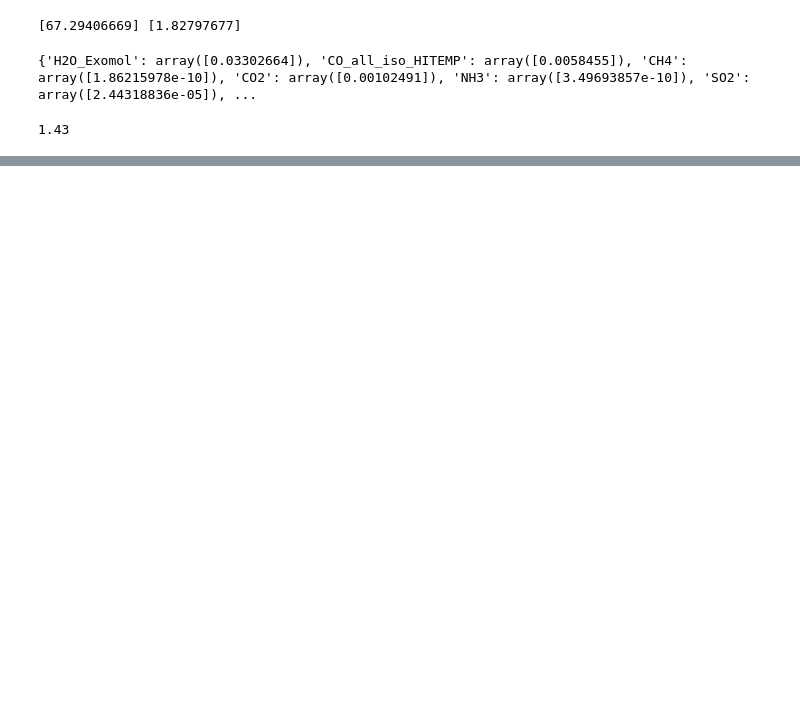
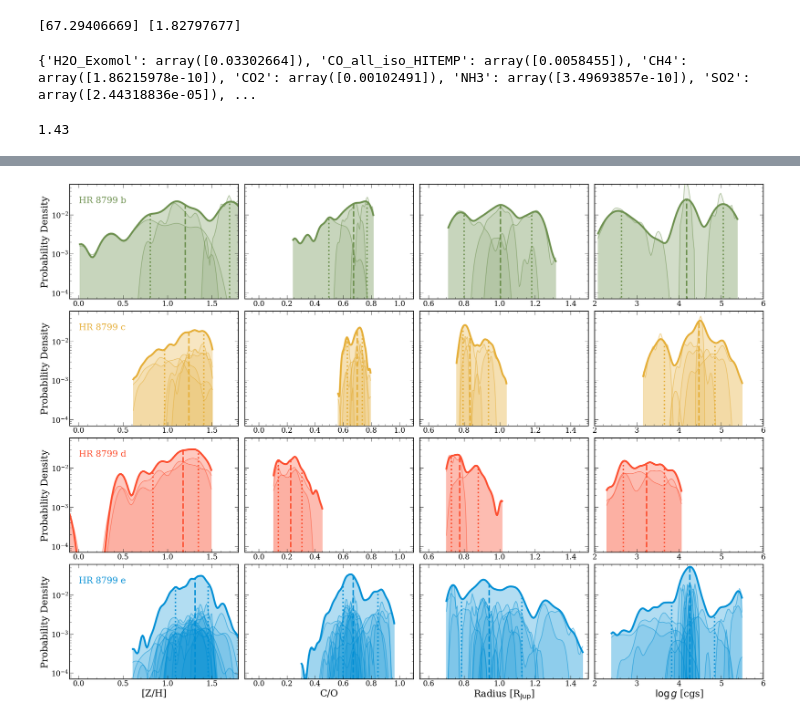
Before and after one commit to nenasedk/PhDNotebooks2, a Jupyter notebook: AnalysePostEqualWeights.ipynb, the cells around one changed output, grey strips where cells are left out. Cells and saved outputs as stored; diff of their text form; code cells hidden in the pictures; blank space fills up the shorter version.

```diff
--- a/AnalysePostEqualWeights.ipynb
+++ b/AnalysePostEqualWeights.ipynb
@@ -724,0 +886,68 @@ Doelman
+# %%
+from scipy import stats
+fig, ax = plt.subplots(figsize = (7*len(hist_params),5*len(planets)),
+                       ncols=len(hist_params),
+                       nrows=len(planets),
+                       sharey=True)
+
+param_borders = {}
+param_borders["Fe/H"] = (-0.1,1.8)
+param_borders["C/O"] = (-0.1,1.1)
+param_borders["R_pl"] = (0.55,1.5)
+param_borders["log_g"] = (2,6)
+
+label_dict = {}
+label_dict["C/O"] = "C/O"
+label_dict["Fe/H"] = "[Z/H]"
+label_dict["H2O_Exomol"] = "Water Mass Fraction"
+label_dict["CO_all_iso_HITEMP"] = "CO Mass Fraction"
+label_dict["CH4"] = "CH4"
+label_dict["log_g"] = r"$\log g$ [cgs]"
+label_dict["R_pl"] = r"Radius [R$_{\rm Jup}$]"
+label_dict["mass"] = r"Mass [M$_{\rm Jup}$]"
+label_dict["Teff"] = r"T$_{\rm Eff}$ [K}]"
+
+planet_labels = ["HR 8799 b", "HR 8799 c", "HR 8799 d" , "HR 8799 e"]
+for iplan,planet in enumerate(planets):
+    for ipar, param in enumerate(hist_params):
+        ndist = len(distributions[planet])
+        points = data[:,:ndist,ipar,iplan].flatten()
+        kde = stats.gaussian_kde(points)
+        kde_eval = kde(bin_dict[planet][param])/np.sum(kde(bin_dict[planet][param]))
+        points_sum = np.sum(kde(bin_dict[planet][param]))
+
+        #ax[iplan,ipar].hist(points, bins = bin_dict[planet][param], color = colour_dict[planet], density = False)
+        ax[iplan,ipar].plot(bin_dict[planet][param],kde_eval, linewidth = 5, color = colour_dict[planet])
+        ax[iplan,ipar].fill_between(bin_dict[planet][param],kde_eval, alpha = 0.3, color = colour_dict[planet])
+
+        q1, m, q3 = np.quantile(points, [0.159, 0.50, 0.841])
+        q1idx = (np.abs(bin_dict[planet][param] - q1)).argmin()
+        midx = (np.abs(bin_dict[planet][param] - m)).argmin()
+        q3idx = (np.abs(bin_dict[planet][param] - q3)).argmin()
+
+        ax[iplan,ipar].vlines(q1,ymin=1e-6,ymax=kde_eval[q1idx], linewidth = 4, linestyle = ':', color = colour_dict[planet])
+        ax[iplan,ipar].vlines(m,ymin=1e-6,ymax=kde_eval[midx], linewidth = 4, linestyle = '--', color = colour_dict[planet])
+        ax[iplan,ipar].vlines(q3,ymin=1e-6,ymax=kde_eval[q3idx], linewidth = 4, linestyle = ':', color = colour_dict[planet])
+
+        for idx, distr in enumerate(distributions[planet]):
+            points_c = data[:,idx,ipar,iplan].flatten()
+            if (np.sum(points_c) < 0): continue
+            kde_c = stats.gaussian_kde(points_c)
+            ax[iplan,ipar].plot(bin_dict[planet][param],
+                        kde_c(bin_dict[planet][param])/np.sum(kde_c(bin_dict[planet][param]))/ndist,
+                        alpha = 0.5,
+                        linewidth = 2,
+                        color = colour_dict[planet])
+            ax[iplan,ipar].fill_between(bin_dict[planet][param],
+                                kde_c(bin_dict[planet][param])/np.sum(kde_c(bin_dict[planet][param]))/ndist,
+                                alpha = 0.1,
+                                color = colour_dict[planet])
+        ax[iplan,ipar].set_yscale('log')
+        ax[iplan,ipar].set_ylim(7e-5,0.06)
+        ax[-1,ipar].set_xlabel(label_dict[param])
+        ax[iplan,ipar].set_xlim(param_borders[param])
+        ax[iplan,0].set_ylabel(f"Probability Density")
+    ax[iplan,0].annotate(planet_labels[iplan], (0,2e-2), color = colour_dict[planet],fontsize = 24)
+plt.savefig(f"plots/HR8799_AllPlanet_AllParams_KDEHists.pdf",bbox_inches = 'tight')
+# %% [output]
+[figure, added]
```
Also changed, not shown: parts of 17 cells of this notebook.
